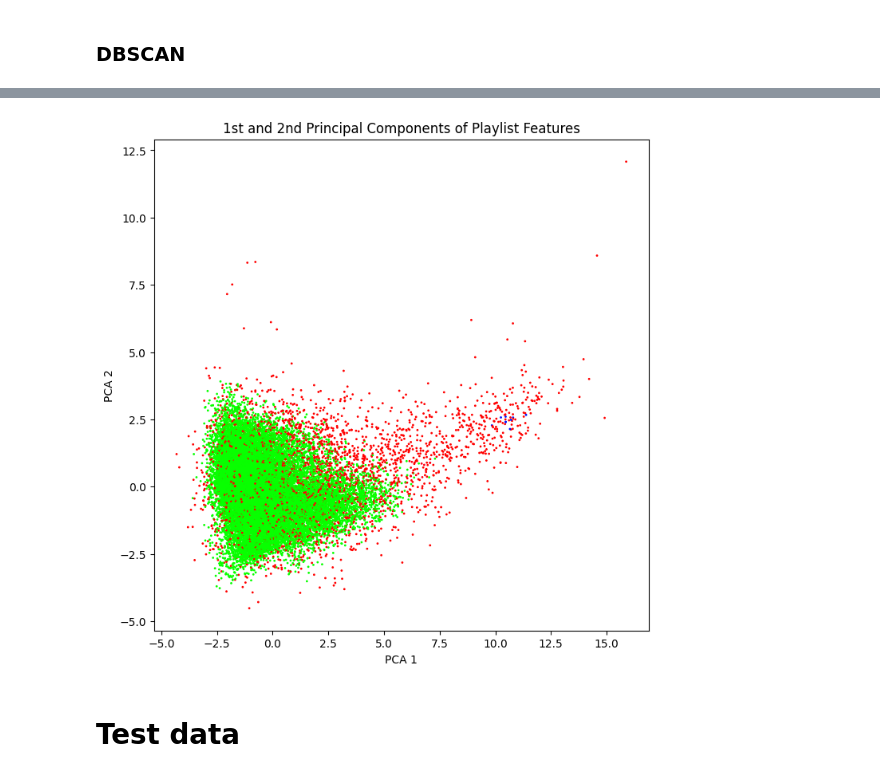
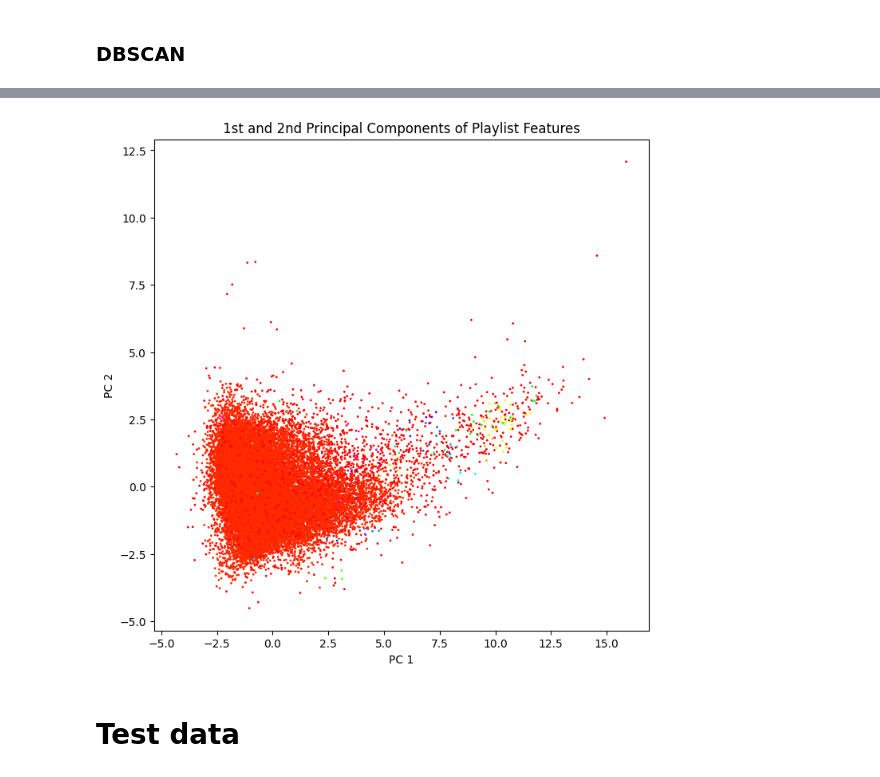
Before and after one commit to calebtham/playlister, a Jupyter notebook: cluster.ipynb, the cells around one changed output, grey strips where cells are left out. Drawn from its saved outputs; the diff is of its cells as text; code cells hidden in the pictures.

```diff
--- a/cluster.ipynb
+++ b/cluster.ipynb
@@ -171,6 +349,6 @@ for e in range(14, 20):
 # %%
 eps = 1.6
-min_samples = 9
+min_samples = 3
 
 db = DBSCAN(eps=eps, min_samples=min_samples).fit(playlists_df[headers[2:]])
 labels = db.labels_ + 1 # now 0 is noise
@@ -201,18 +389,18 @@ for i in range(clusters):
 # %%
 pca = PCA()
 pca.fit(playlists_df[headers[2:]])
 x = pca.transform(playlists_df[headers[2:]])[:, 0]
 y = pca.transform(playlists_df[headers[2:]])[:, 1]
 
 # Plot clusters
 plt.figure(figsize=(8, 8))
 plt.scatter(x, y, c=labels, s=1, cmap='hsv')
 plt.title("1st and 2nd Principal Components of Playlist Features")
-plt.xlabel("PCA 1")
-plt.ylabel("PCA 2")
+plt.xlabel("PC 1")
+plt.ylabel("PC 2")
 plt.show()
 # %% [output]
-[figure, old version]
+[figure, new version]
 # %% [markdown]
 # Test data
 # %%
```
Also changed, not shown: parts of 29 cells of this notebook, 1 other file.
